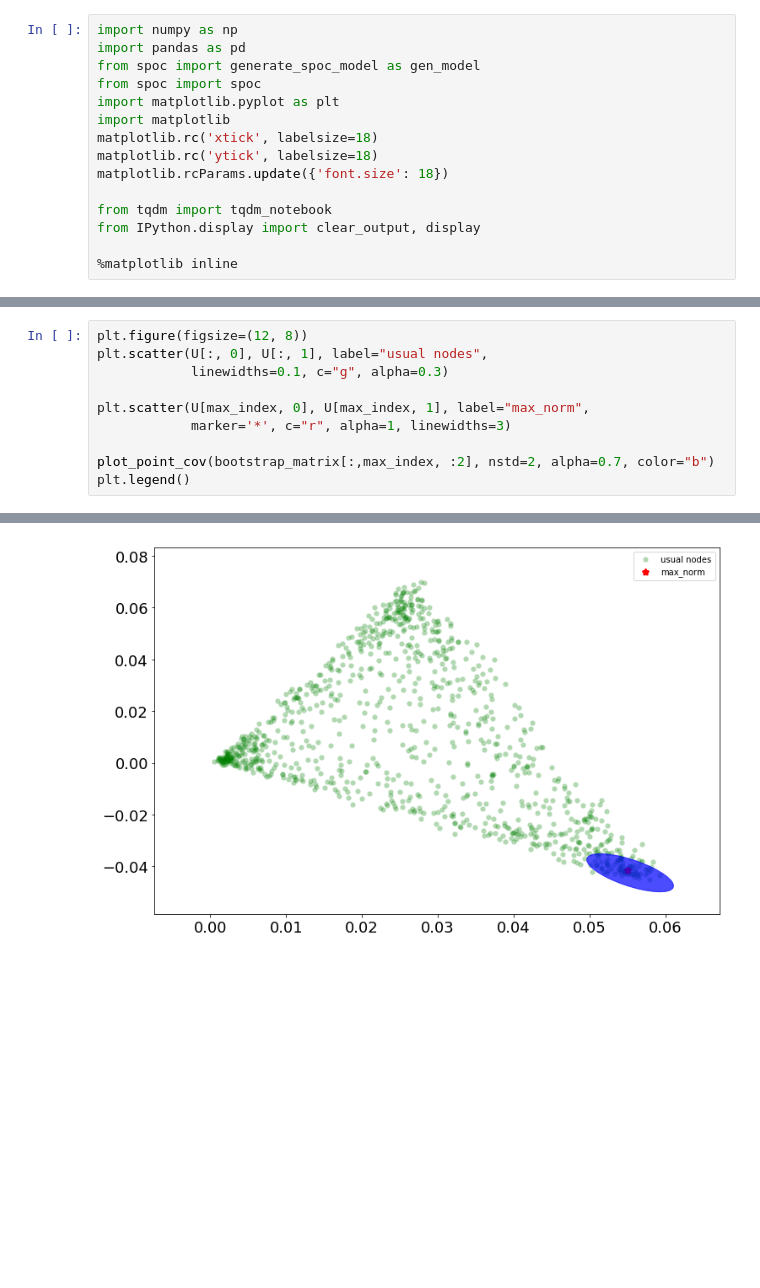
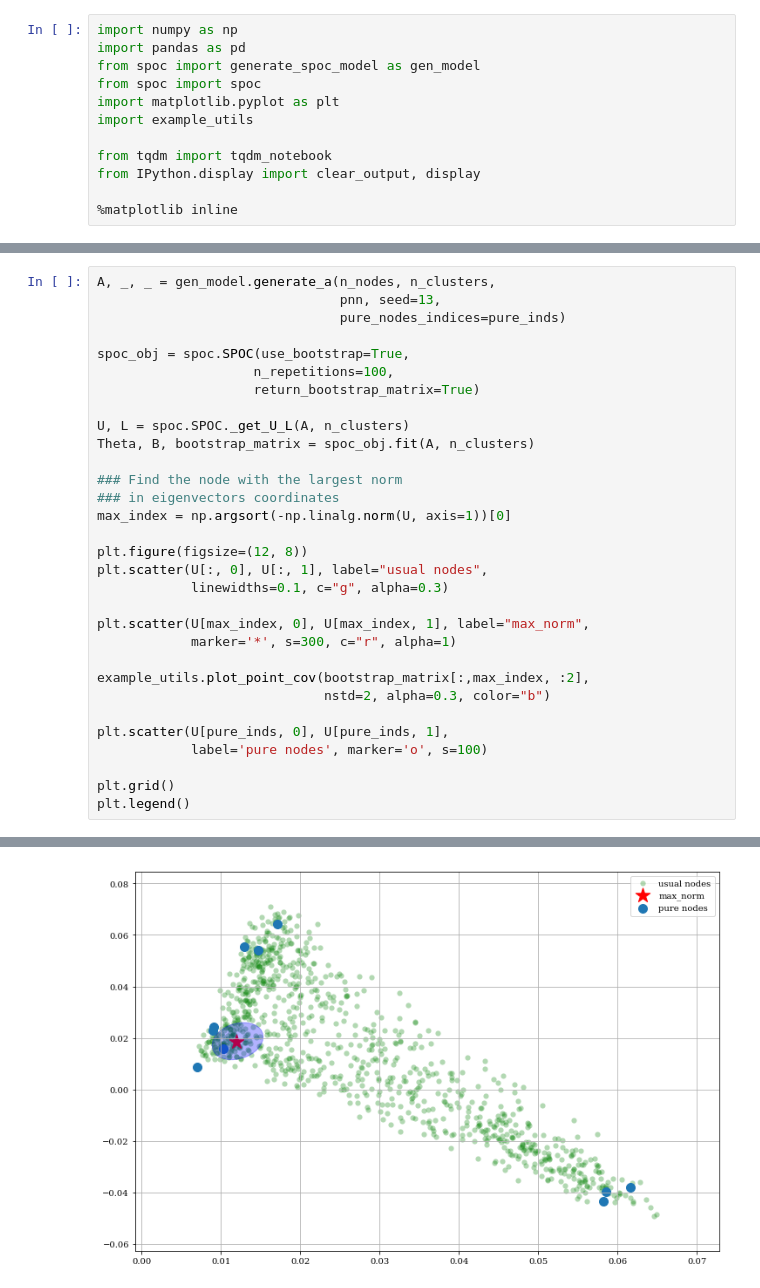
Before and after one commit to stat-ml/SPOC, a Jupyter notebook: examples/example.ipynb, the cells around one changed output, grey strips where cells are left out. Cells and saved outputs as stored; diff of their text form; blank space fills up the shorter version.

Commit message:
FIXED: example

```diff
--- a/examples/example.ipynb
+++ b/examples/example.ipynb
@@ -4,10 +4,7 @@ import pandas as pd
 from spoc import generate_spoc_model as gen_model
 from spoc import spoc
 import matplotlib.pyplot as plt
-import matplotlib
-matplotlib.rc('xtick', labelsize=18)
-matplotlib.rc('ytick', labelsize=18)
-matplotlib.rcParams.update({'font.size': 18})
+import example_utils
 
 from tqdm import tqdm_notebook
 from IPython.display import clear_output, display
@@ -188,13 +83,34 @@ bootstrap_matrix.shape
 # %%
+A, _, _ = gen_model.generate_a(n_nodes, n_clusters,
+                               pnn, seed=13,
+                               pure_nodes_indices=pure_inds)
+
+spoc_obj = spoc.SPOC(use_bootstrap=True,
+                    n_repetitions=100,
+                    return_bootstrap_matrix=True)
+
+U, L = spoc.SPOC._get_U_L(A, n_clusters)
+Theta, B, bootstrap_matrix = spoc_obj.fit(A, n_clusters)
+
+### Find the node with the largest norm
+### in eigenvectors coordinates
+max_index = np.argsort(-np.linalg.norm(U, axis=1))[0]
+
 plt.figure(figsize=(12, 8))
 plt.scatter(U[:, 0], U[:, 1], label="usual nodes",
             linewidths=0.1, c="g", alpha=0.3)
 
 plt.scatter(U[max_index, 0], U[max_index, 1], label="max_norm",
-            marker='*', c="r", alpha=1, linewidths=3)
+            marker='*', s=300, c="r", alpha=1)
 
-plot_point_cov(bootstrap_matrix[:,max_index, :2], nstd=2, alpha=0.7, color="b")
+example_utils.plot_point_cov(bootstrap_matrix[:,max_index, :2],
+                             nstd=2, alpha=0.3, color="b")
+
+plt.scatter(U[pure_inds, 0], U[pure_inds, 1],
+            label='pure nodes', marker='o', s=100)
+
+plt.grid()
 plt.legend()
 # %% [output]
 <matplotlib.legend.Legend at 0x...>
-[figure, old version]
+[figure, new version]
```
Also changed, not shown: parts of 15 cells of this notebook, 6 other files.
